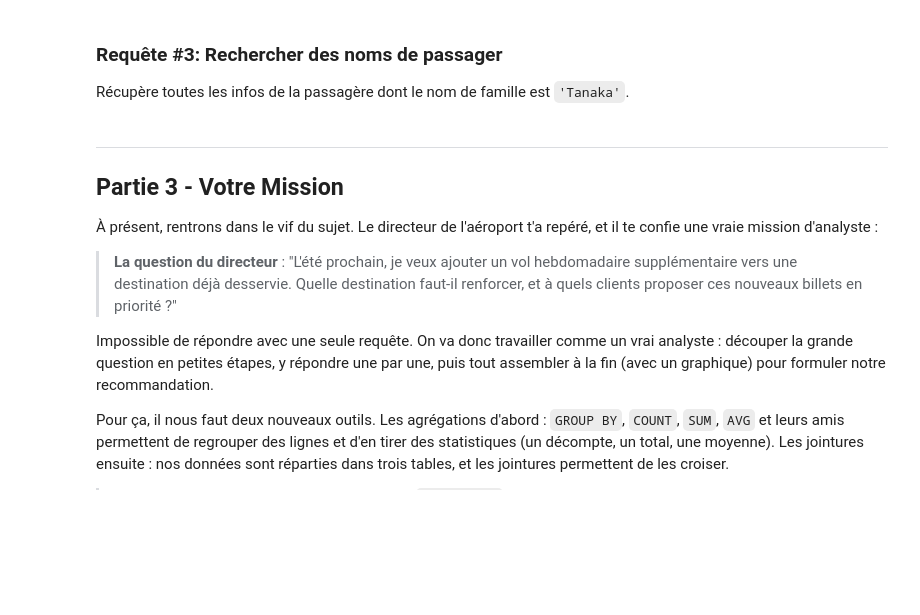
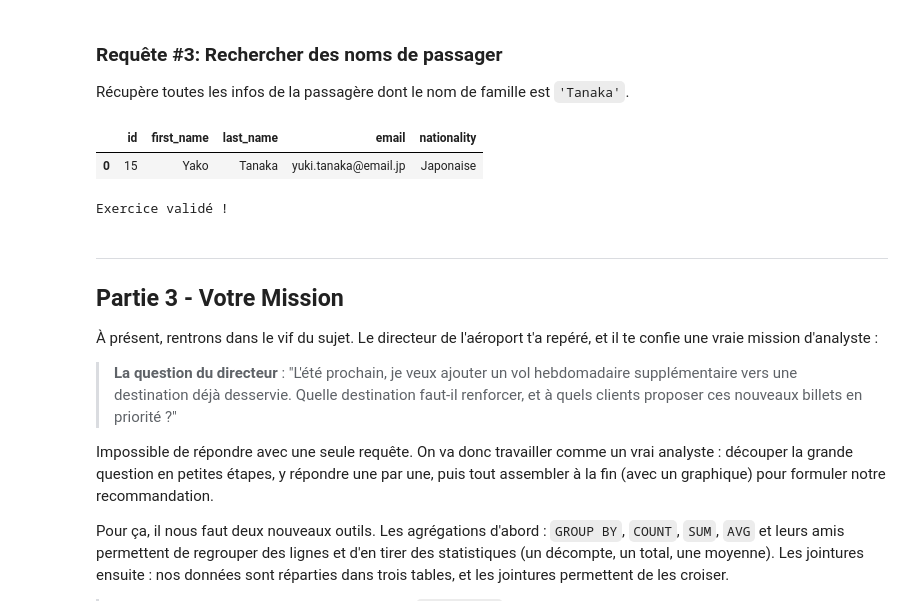
Before and after one commit to smazoyerdatascience/Cahier_Vacances_2026_Machine_Learnia, a Jupyter notebook: Projet_01/projet_01.ipynb, the cells around one changed output. Cells and saved outputs as stored; diff of their text form; code cells hidden in the pictures; blank space fills up the shorter version.

```diff
--- a/Projet_01/projet_01.ipynb
+++ b/Projet_01/projet_01.ipynb
@@ -435,14 +435,20 @@ Récupère toutes les infos de la passagère dont le nom de famille est `'Tanaka
 # %%
 result = query("""
 -- ### START CODE HERE ###
-
+    SELECT *
+               FROM passengers
+               WHERE last_name = "Tanaka"
 -- ### END CODE HERE ###
 """)
 display(result)
 
 assert len(result) == 1
 assert result.iloc[0]['first_name'] == 'Yako'
 print("Exercice validé !")
+# %% [output]
+|  | id | first_name | last_name | email | nationality |
+| 0 | 15 | Yako | Tanaka | yuki.tanaka@email.jp | Japonaise |
+Exercice validé !
 # %% [markdown]
 ---
 
```
Also changed, not shown: parts of 1 cell of this notebook.
